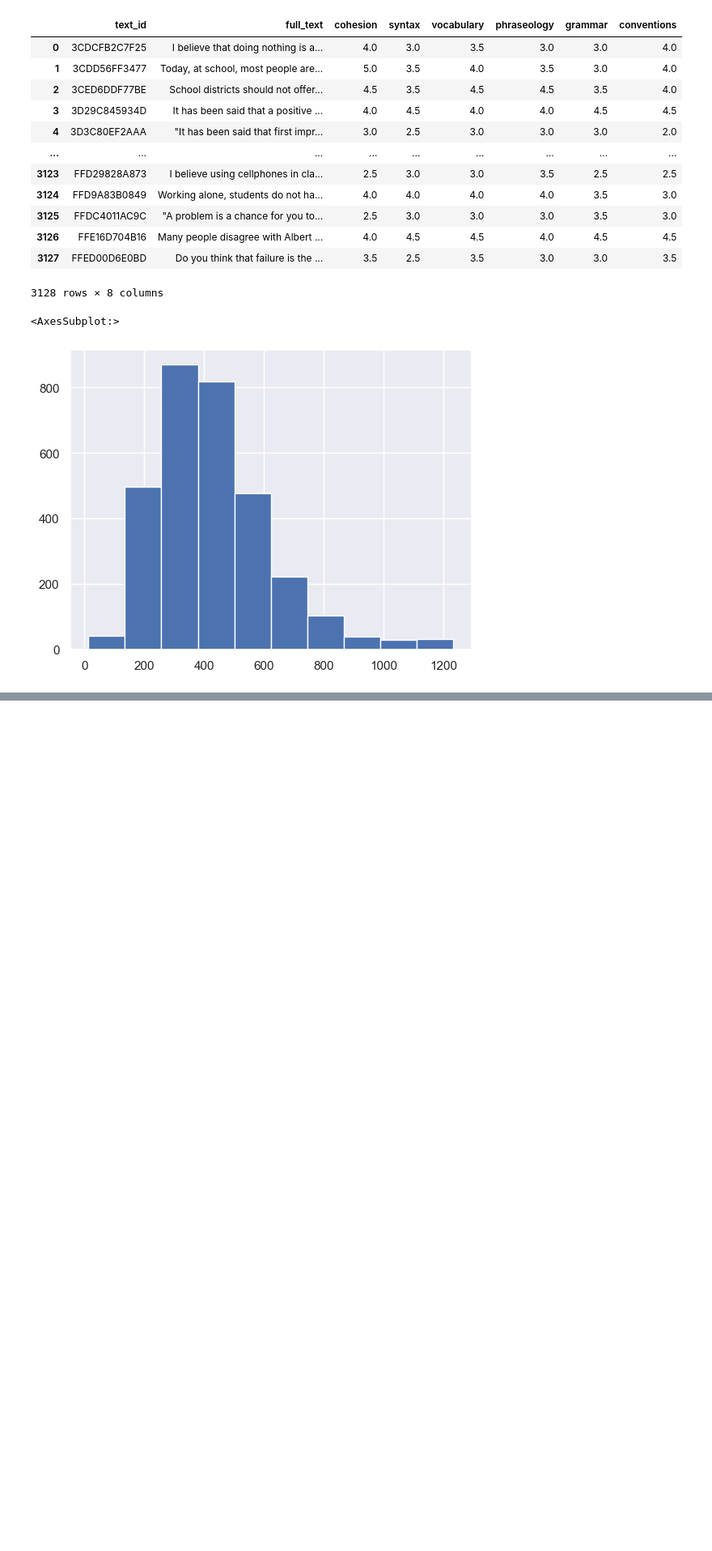
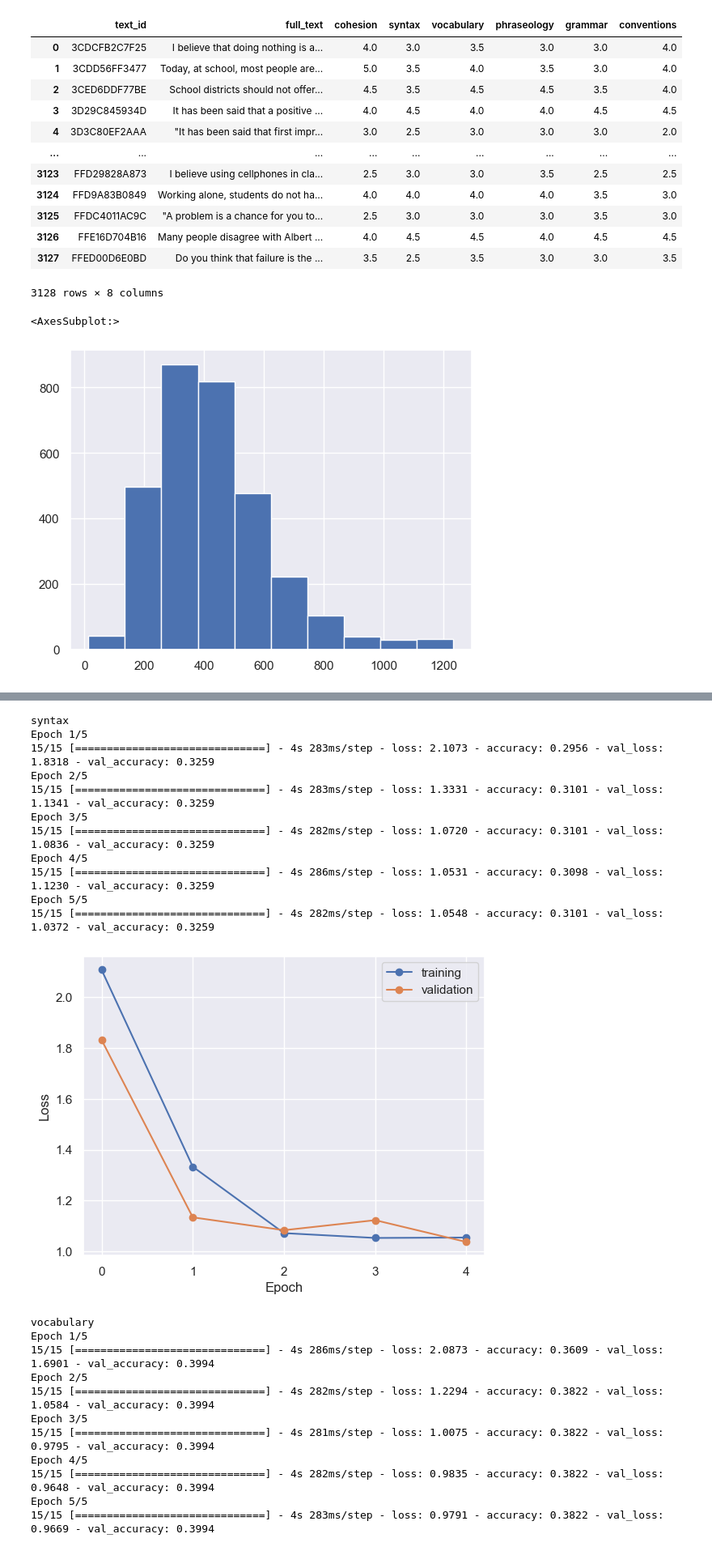
Before and after one commit to stephhe/kaggle_english_language_grading, a Jupyter notebook: logistic_embedding_model.ipynb, the cells around one changed output, grey strips where cells are left out. Shown: that part at 81% size. Cells and saved outputs as stored; diff of their text form; code cells hidden in the pictures; blank space fills up the shorter version.

```diff
--- a/logistic_embedding_model.ipynb
+++ b/logistic_embedding_model.ipynb
@@ -175,0 +390,41 @@ Epoch 5/5
+# %%
+for outcome in ["syntax", "vocabulary", "cohesion", "phraseology", "grammar", "conventions"]:
+    print(outcome)
+    y = np.asarray(train[outcome]).astype(np.float32)
+
+    model = build_embeddings_w_cnn_model(embedding_dim=2)
+    history = model.fit(
+      x = x_train,  # our sparse padded training data
+      y = y,          # corresponding binary labels
+      epochs=5,             # number of passes through the training data
+      batch_size=200,        # mini-batch size
+      validation_split=0.1, # use a fraction of the examples for validation
+      verbose=1             # display some progress output during training
+            )
+
+    history = pd.DataFrame(history.history)
+    plot_history(history)
+# %% [output]
+syntax
+Epoch 1/5
+15/15 [==============================] - 4s 283ms/step - loss: 2.1073 - accuracy: 0.2956 - val_loss: 1.8318 - val_accuracy: 0.3259
+Epoch 2/5
+15/15 [==============================] - 4s 283ms/step - loss: 1.3331 - accuracy: 0.3101 - val_loss: 1.1341 - val_accuracy: 0.3259
+Epoch 3/5
+15/15 [==============================] - 4s 282ms/step - loss: 1.0720 - accuracy: 0.3101 - val_loss: 1.0836 - val_accuracy: 0.3259
+Epoch 4/5
+15/15 [==============================] - 4s 286ms/step - loss: 1.0531 - accuracy: 0.3098 - val_loss: 1.1230 - val_accuracy: 0.3259
+Epoch 5/5
+15/15 [==============================] - 4s 282ms/step - loss: 1.0548 - accuracy: 0.3101 - val_loss: 1.0372 - val_accuracy: 0.3259
+[figure, added]
+vocabulary
+Epoch 1/5
+15/15 [==============================] - 4s 286ms/step - loss: 2.0873 - accuracy: 0.3609 - val_loss: 1.6901 - val_accuracy: 0.3994
+Epoch 2/5
+15/15 [==============================] - 4s 282ms/step - loss: 1.2294 - accuracy: 0.3822 - val_loss: 1.0584 - val_accuracy: 0.3994
+Epoch 3/5
+15/15 [==============================] - 4s 281ms/step - loss: 1.0075 - accuracy: 0.3822 - val_loss: 0.9795 - val_accuracy: 0.3994
+Epoch 4/5
+15/15 [==============================] - 4s 282ms/step - loss: 0.9835 - accuracy: 0.3822 - val_loss: 0.9648 - val_accuracy: 0.3994
+Epoch 5/5
+15/15 [==============================] - 4s 283ms/step - loss: 0.9791 - accuracy: 0.3822 - val_loss: 0.9669 - val_accuracy: 0.3994
```
Also changed, not shown: parts of 5 cells of this notebook.
